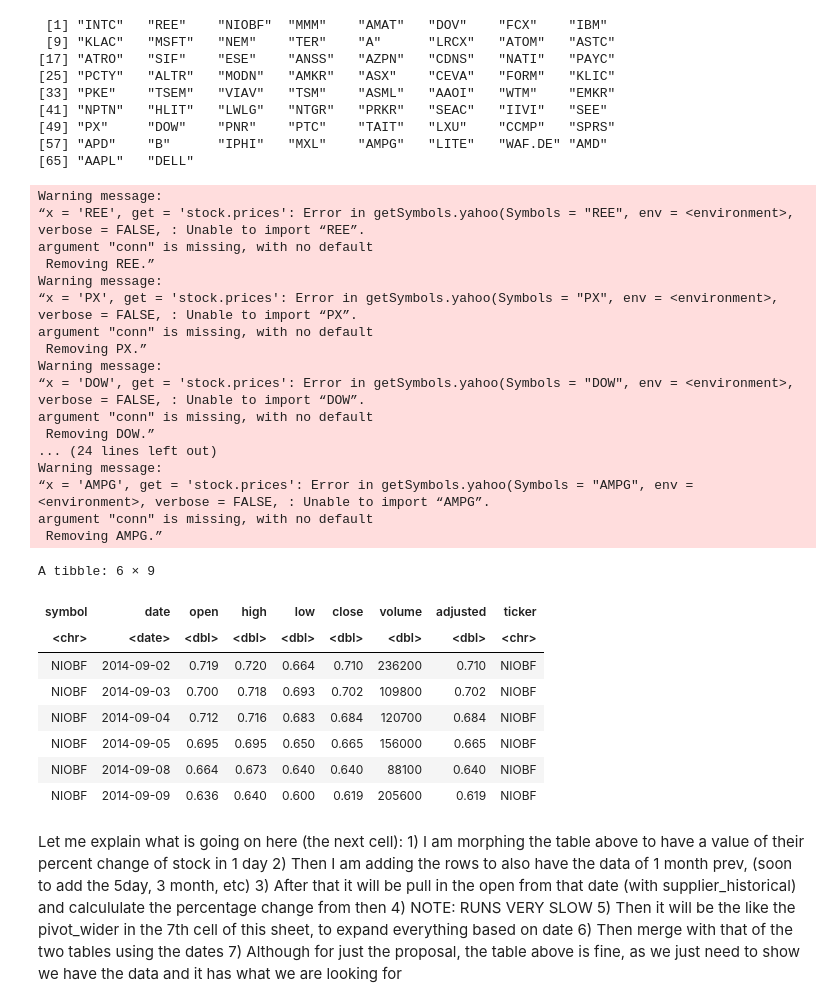
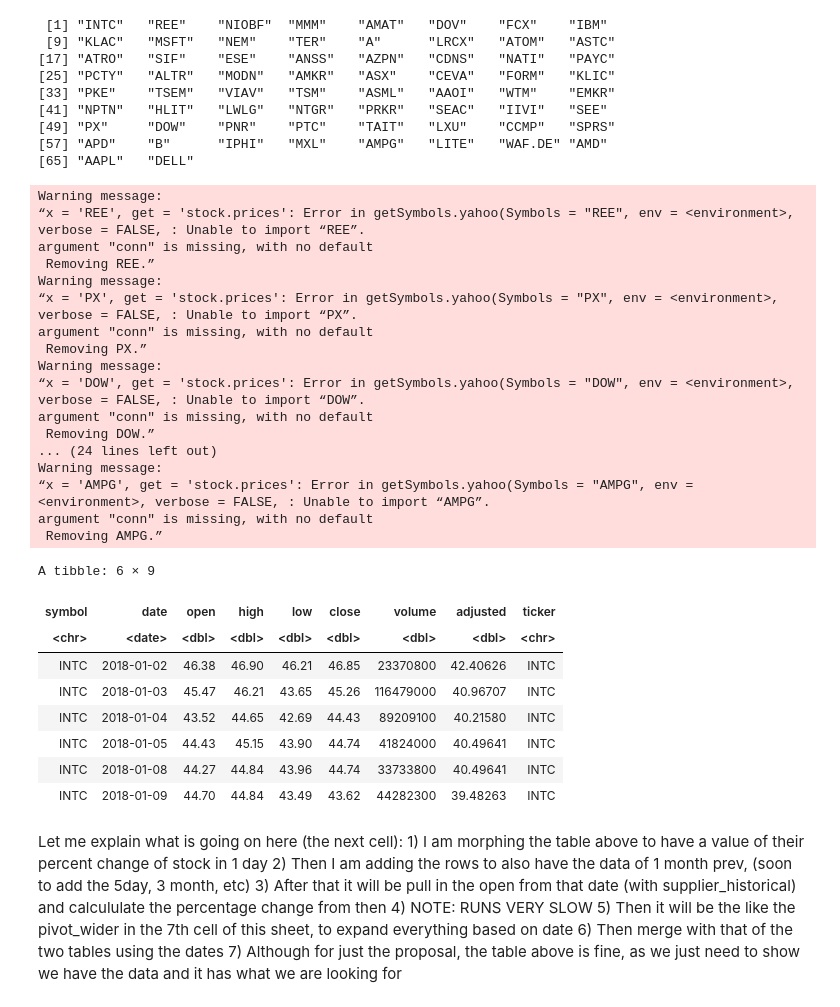
Before and after one commit to nkoda/STAT301, a Jupyter notebook: project_final.ipynb, the cells around one changed output. Saved outputs shown, nothing was run; the diff lists cells and outputs as text; code cells hidden in the pictures.

```diff
--- a/project_final.ipynb
+++ b/project_final.ipynb
@@ -407,44 +407,45 @@ companies
 [65] "AAPL"   "DELL"
 # %%
 #API call to pull "lagged" data from supply chain and competitor companies
+start_date = "2014-09-01"
 supplier_index <- tq_get(companies,
-               from = "2014-09-01",
+               from = "2018-01-01",
                to = "2019-03-01",
                get = "stock.price")
 supplier_index <- supplier_index %>% mutate(ticker = supplier_index$symbol)
 supplier_historical_index <- tq_get(companies,
-               from = "2013-09-01", #one year earlier because we need 1 year previous data
+               from = "2017-01-01", #one year earlier because we need 1 year previous data
                to = "2019-03-01",
                get = "stock.price")
 supplier_historical_index <- supplier_historical_index %>% mutate(ticker = supplier_historical_index$symbol)
 head(supplier_index)
 # %% [output]
 Warning message:
 “x = 'REE', get = 'stock.prices': Error in getSymbols.yahoo(Symbols = "REE", env = <environment>, verbose = FALSE, : Unable to import “REE”.
 argument "conn" is missing, with no default
  Removing REE.”
 Warning message:
 “x = 'PX', get = 'stock.prices': Error in getSymbols.yahoo(Symbols = "PX", env = <environment>, verbose = FALSE, : Unable to import “PX”.
 argument "conn" is missing, with no default
  Removing PX.”
 Warning message:
 “x = 'DOW', get = 'stock.prices': Error in getSymbols.yahoo(Symbols = "DOW", env = <environment>, verbose = FALSE, : Unable to import “DOW”.
 argument "conn" is missing, with no default
  Removing DOW.”
 ... (24 lines left out)
 Warning message:
 “x = 'AMPG', get = 'stock.prices': Error in getSymbols.yahoo(Symbols = "AMPG", env = <environment>, verbose = FALSE, : Unable to import “AMPG”.
 argument "conn" is missing, with no default
  Removing AMPG.”
 A tibble: 6 × 9
 | symbol | date | open | high | low | close | volume | adjusted | ticker |
 | <chr> | <date> | <dbl> | <dbl> | <dbl> | <dbl> | <dbl> | <dbl> | <chr> |
-| NIOBF | 2014-09-02 | 0.719 | 0.720 | 0.664 | 0.710 | 236200 | 0.710 | NIOBF |
-| NIOBF | 2014-09-03 | 0.700 | 0.718 | 0.693 | 0.702 | 109800 | 0.702 | NIOBF |
-| NIOBF | 2014-09-04 | 0.712 | 0.716 | 0.683 | 0.684 | 120700 | 0.684 | NIOBF |
-| NIOBF | 2014-09-05 | 0.695 | 0.695 | 0.650 | 0.665 | 156000 | 0.665 | NIOBF |
-| NIOBF | 2014-09-08 | 0.664 | 0.673 | 0.640 | 0.640 | 88100 | 0.640 | NIOBF |
-| NIOBF | 2014-09-09 | 0.636 | 0.640 | 0.600 | 0.619 | 205600 | 0.619 | NIOBF |
+| INTC | 2018-01-02 | 46.38 | 46.90 | 46.21 | 46.85 | 23370800 | 42.40626 | INTC |
+| INTC | 2018-01-03 | 45.47 | 46.21 | 43.65 | 45.26 | 116479000 | 40.96707 | INTC |
+| INTC | 2018-01-04 | 43.52 | 44.65 | 42.69 | 44.43 | 89209100 | 40.21580 | INTC |
+| INTC | 2018-01-05 | 44.43 | 45.15 | 43.90 | 44.74 | 41824000 | 40.49641 | INTC |
+| INTC | 2018-01-08 | 44.27 | 44.84 | 43.96 | 44.74 | 33733800 | 40.49641 | INTC |
+| INTC | 2018-01-09 | 44.70 | 44.84 | 43.49 | 43.62 | 44282300 | 39.48263 | INTC |
 # %% [markdown]
 Let me explain what is going on here (the next cell): 1) I am morphing the table above to have a value of their percent change of stock in 1 day 2) Then I am adding the rows to also have the data of 1 month prev, (soon to add the 5day, 3 month, etc) 3) After that it will be pull in the open from that date (with supplier_historical) and calcululate the percentage change from then 4) NOTE: RUNS VERY SLOW 5) Then it will be the like the pivot_wider in the 7th cell of this sheet, to expand everything based on date 6) Then merge with that of the two tables using the dates 7) Although for just the proposal, the table above is fine, as we just need to show we have the data and it has what we are looking for
 # %%
```
Also changed, not shown: parts of 19 cells of this notebook.
